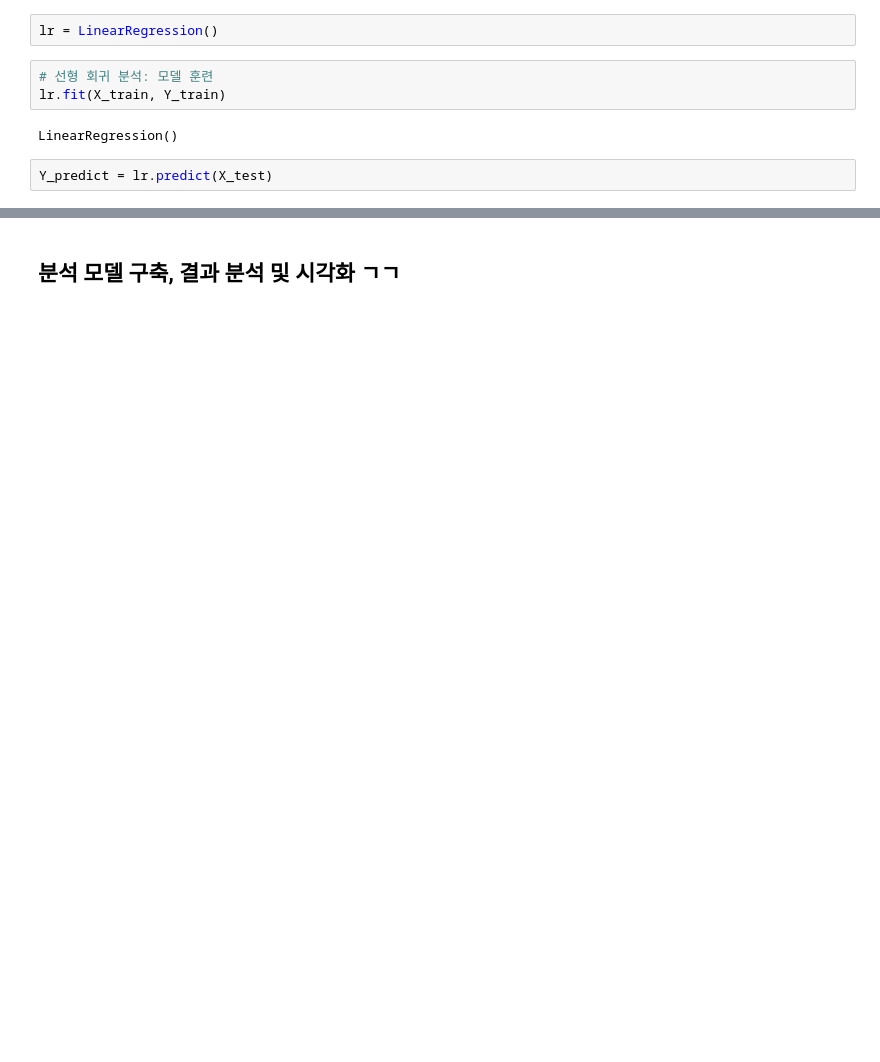
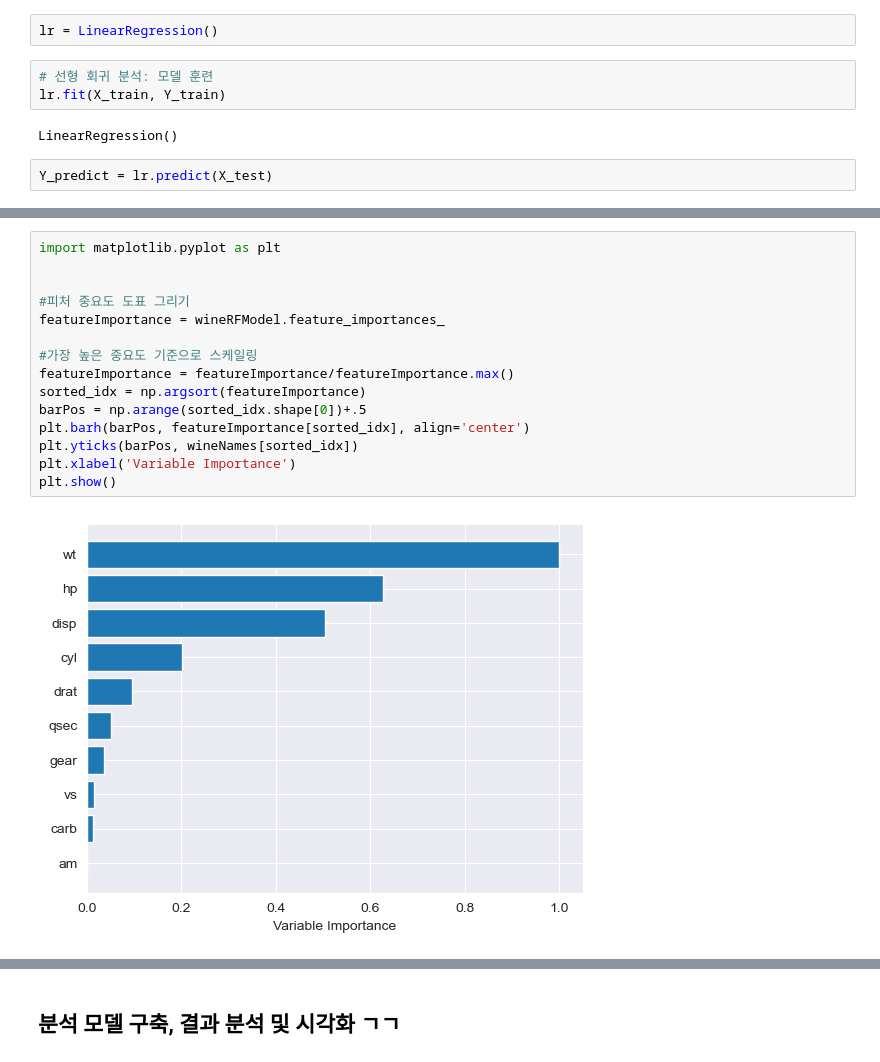
Before and after one commit to ffe4el/bigdata_lec, a Jupyter notebook: 11.01/항목에 따른 자동차 연비 예측.ipynb, the cells around one changed output, grey strips where cells are left out. Saved outputs shown, nothing was run; the diff lists cells and outputs as text; blank space fills up the shorter version.

```diff
--- a/11.01/항목에 따른 자동차 연비 예측.ipynb
+++ b/11.01/항목에 따른 자동차 연비 예측.ipynb
@@ -95,0 +133,17 @@ Y절편 값: -17.55
+# %%
+import matplotlib.pyplot as plt
+
+
+#피처 중요도 도표 그리기
+featureImportance = wineRFModel.feature_importances_
+
+#가장 높은 중요도 기준으로 스케일링
+featureImportance = featureImportance/featureImportance.max()
+sorted_idx = np.argsort(featureImportance)
+barPos = np.arange(sorted_idx.shape[0])+.5
+plt.barh(barPos, featureImportance[sorted_idx], align='center')
+plt.yticks(barPos, wineNames[sorted_idx])
+plt.xlabel('Variable Importance')
+plt.show()
+# %% [output]
+[figure, added]
```
Also changed, not shown: parts of 11 cells of this notebook.
